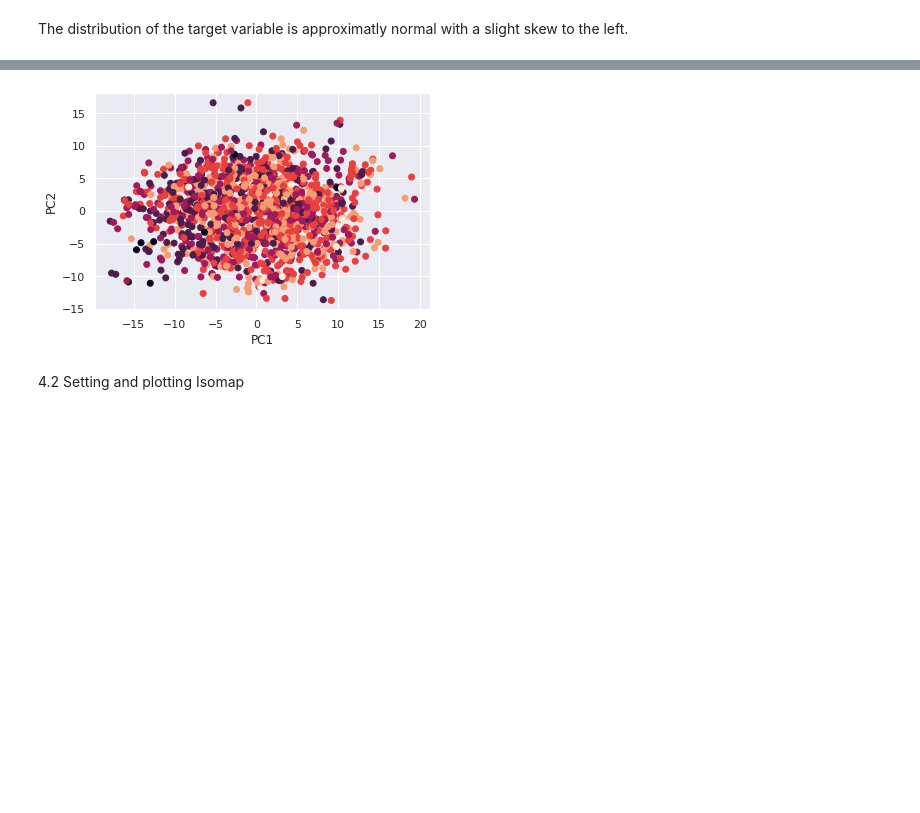
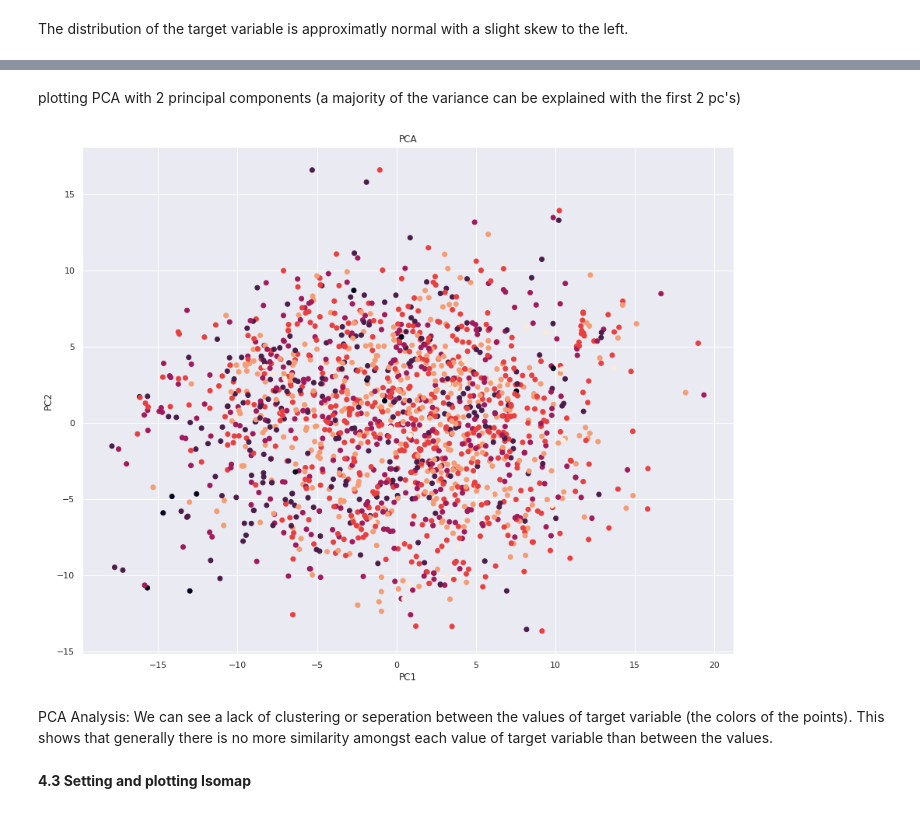
Before and after one commit to alicezil/38615-Lab-1, a Jupyter notebook: Exploratory_Data_Analysis.ipynb, the cells around one changed output, grey strips where cells are left out. Drawn from its saved outputs; the diff is of its cells as text; code cells hidden in the pictures; blank space fills up the shorter version.

```diff
--- a/Exploratory_Data_Analysis.ipynb
+++ b/Exploratory_Data_Analysis.ipynb
@@ -175,18 +183,19 @@ df_new = scaler.fit_transform(df_new)
+# %% [markdown]
+plotting PCA with 2 principal components (a majority of the variance can be explained with the first 2 pc's)
 # %%
-#applying PCA
-pca = PCA(n_components=2)
-principalComponents = pca.fit_transform(df_new)
-
 #plotting PCA
+plt.rcParams['figure.figsize'] = [15, 12]
 plt.scatter(principalComponents[:,0], principalComponents[:,1], c = y)
 plt.title('PCA')
 plt.xlabel('PC1')
 plt.ylabel('PC2')
 plt.show()
 # %% [output]
-[figure, old version]
+[figure, new version]
+# %% [markdown]
+PCA Analysis: We can see a lack of clustering or seperation between the values of target variable (the colors of the points). This shows that generally there is no more similarity amongst each value of target variable than between the values.
 # %% [markdown]
-4.2 Setting and plotting Isomap
+**4.3 Setting and plotting Isomap**
 # %%
 #applying isomap
 isomap = manifold.Isomap(n_neighbors=5, n_components=2)
```
Also changed, not shown: parts of 33 cells of this notebook.
